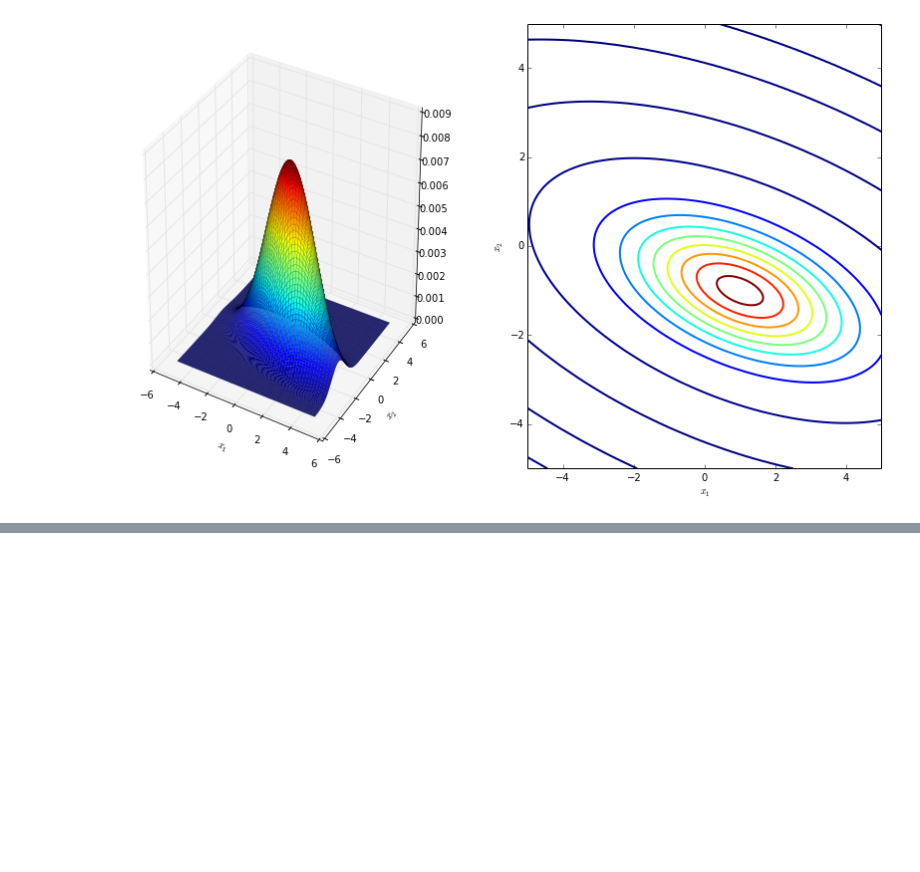
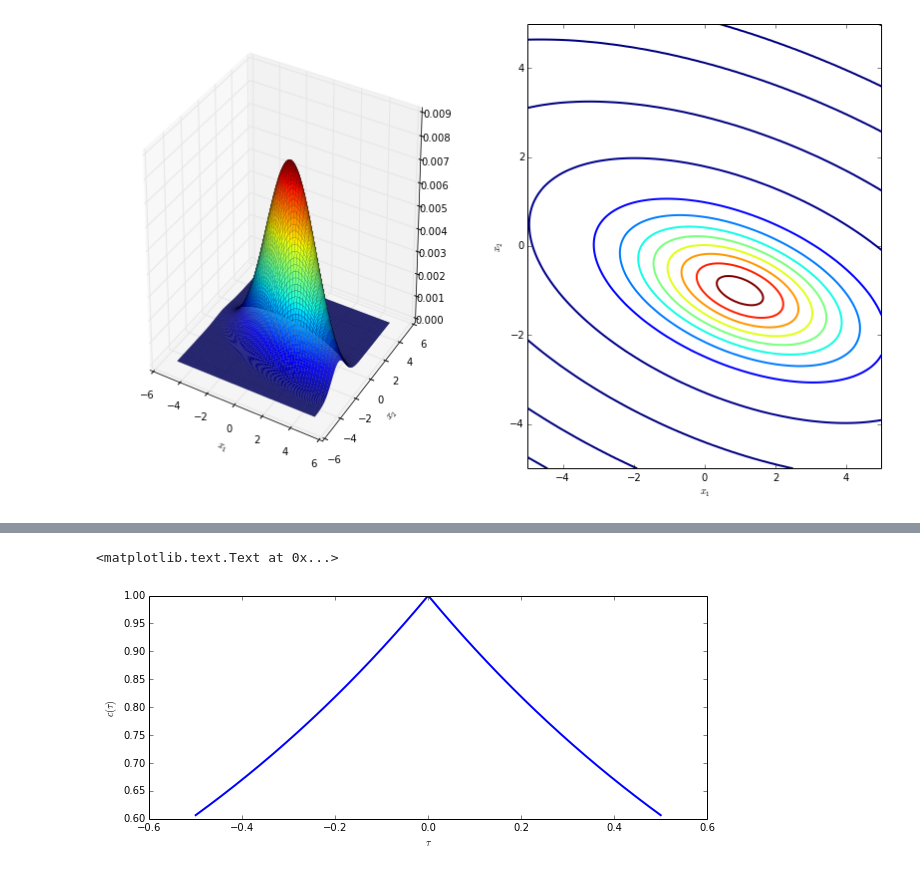
Before and after one commit to jaabell/jaabell, a Jupyter notebook: content/ipython_notebooks/sne02-demystifying-KL.ipynb, the cells around one changed output, grey strips where cells are left out. Saved outputs shown, nothing was run; the diff lists cells and outputs as text; code cells hidden in the pictures; blank space fills up the shorter version.

```diff
--- a/content/ipython_notebooks/sne02-demystifying-KL.ipynb
+++ b/content/ipython_notebooks/sne02-demystifying-KL.ipynb
@@ -77,0 +200,14 @@ By the way, the variances in each direction in the new axes are given by the eig
+# %%
+b = 1.
+a = 0.5
+c = 1./b
+tau = linspace(-a, a, 1000)
+t = linspace(-a, a, 1000)
+cov = exp(-abs(tau)/b)
+figsize(10,4)
+plot(tau, cov, linewidth = 2)
+xlabel(r'$\tau$')
+ylabel(r"$c(\tau)$")
+# %% [output]
+<matplotlib.text.Text at 0x...>
+[figure, added]
```
Also changed, not shown: parts of 26 cells of this notebook, 7 other files.
